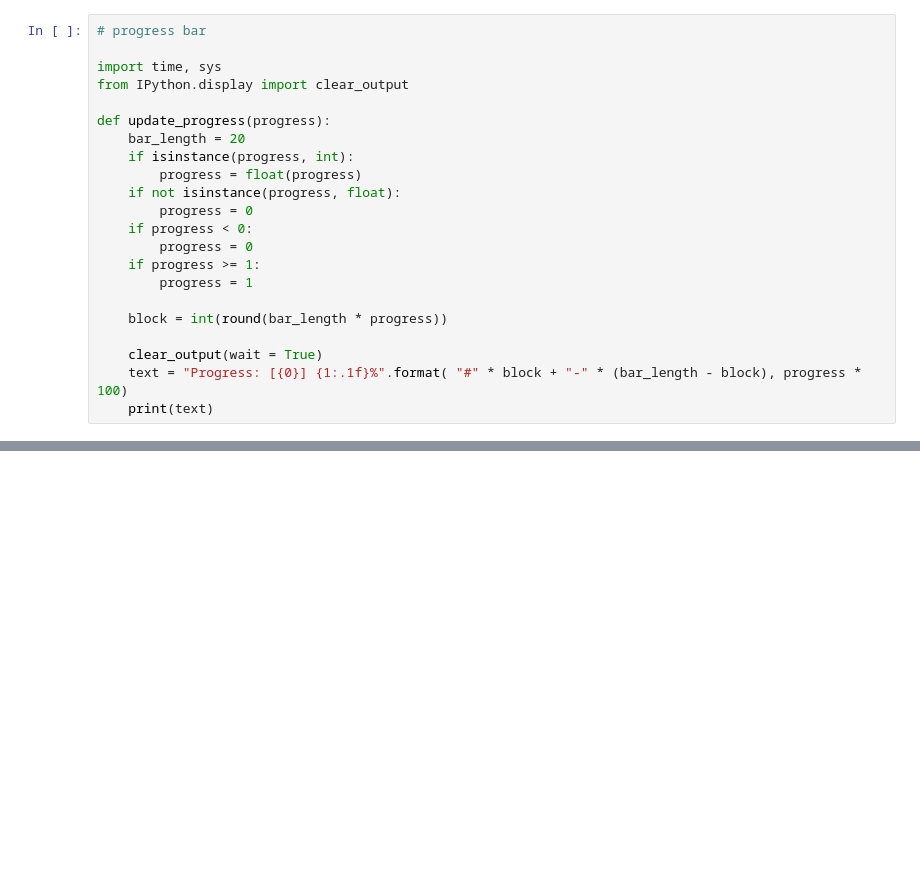
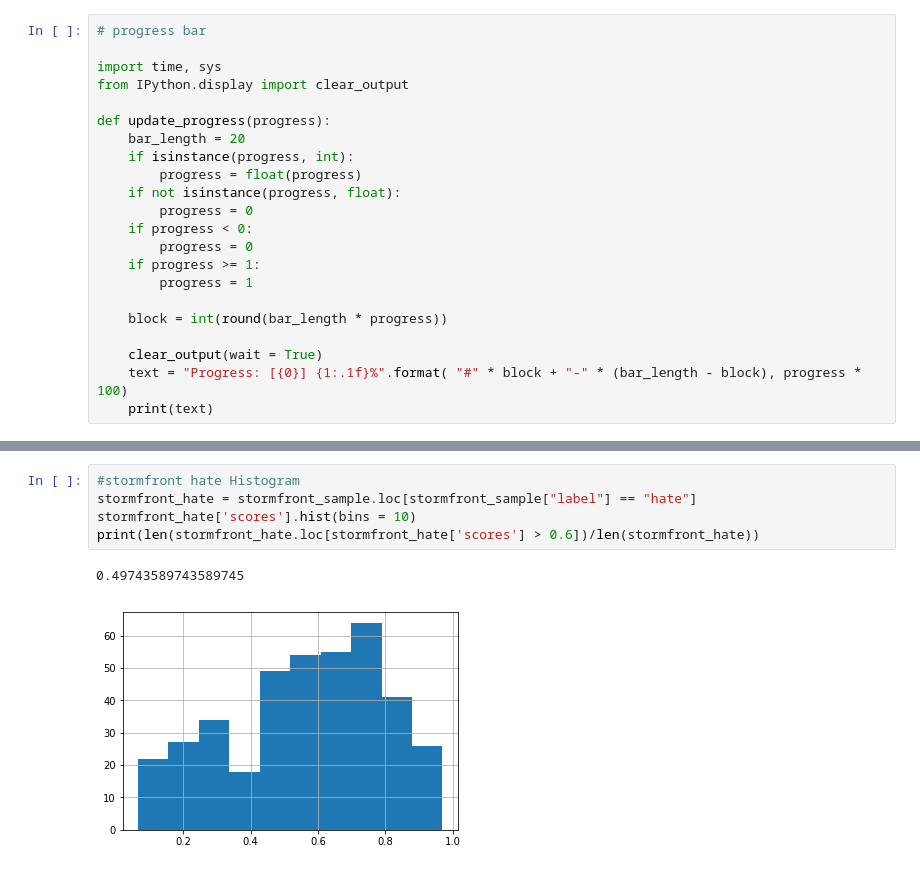
Before and after one commit to isabellagc/ModerationApiTesting, a Jupyter notebook: Google Perspective.ipynb, the cells around one changed output, grey strips where cells are left out. Drawn from its saved outputs; the diff is of its cells as text; blank space fills up the shorter version.

```diff
--- a/Google Perspective.ipynb
+++ b/Google Perspective.ipynb
@@ -91,0 +210,8 @@ Name: tweet, dtype: object
+# %%
+#stormfront hate Histogram
+stormfront_hate = stormfront_sample.loc[stormfront_sample["label"] == "hate"]
+stormfront_hate['scores'].hist(bins = 10)
+print(len(stormfront_hate.loc[stormfront_hate['scores'] > 0.6])/len(stormfront_hate))
+# %% [output]
+0.49743589743589745
+[figure, added]
```
Also changed, not shown: parts of 20 cells of this notebook.
